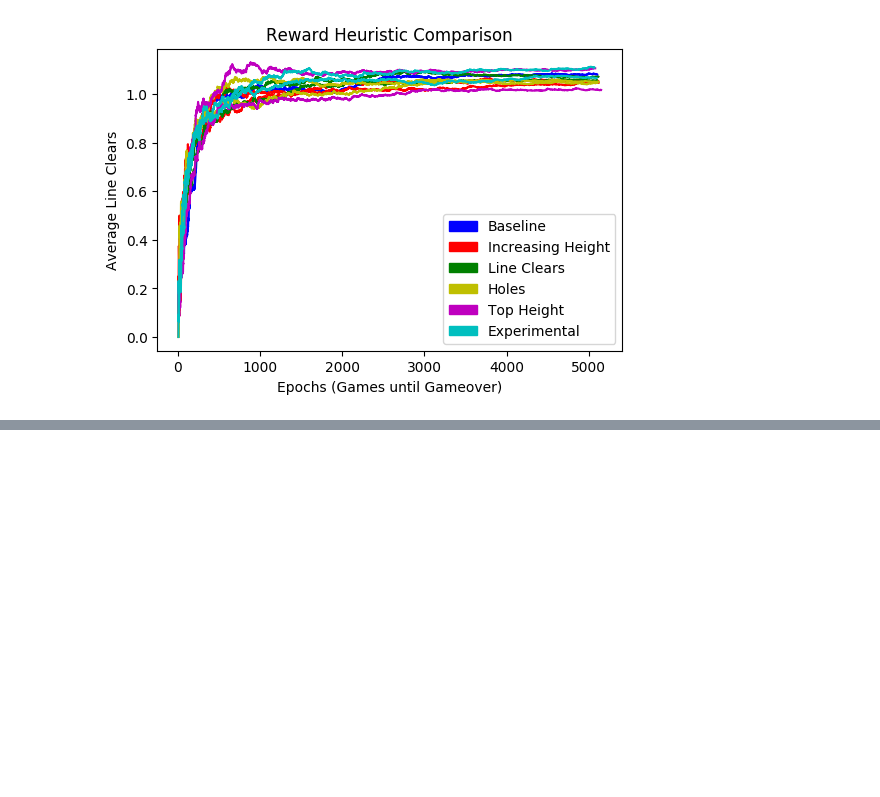
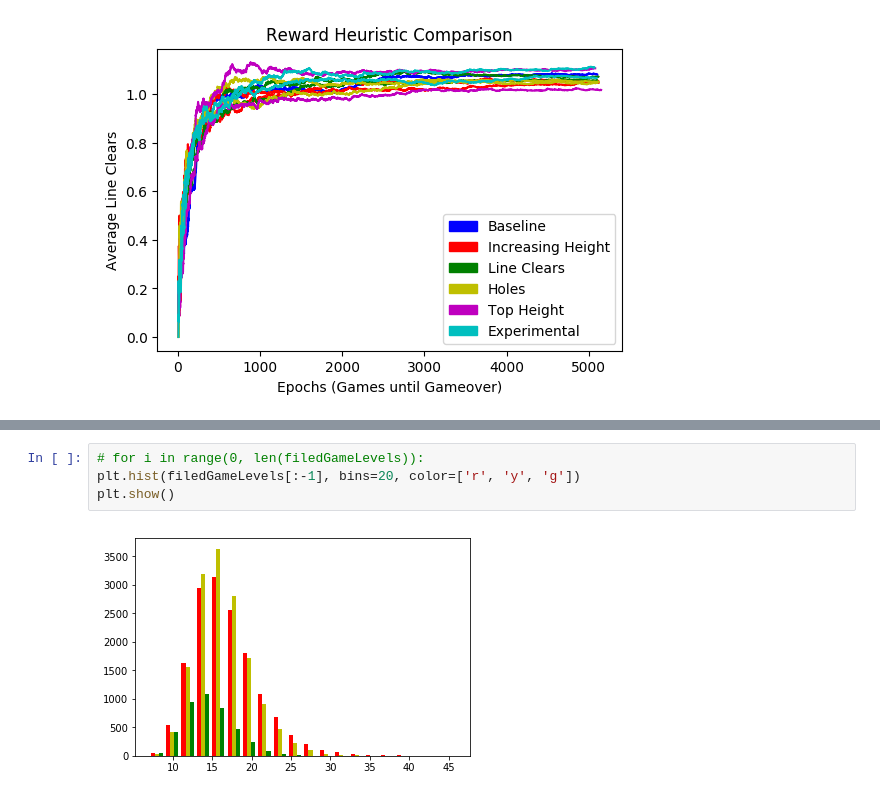
Before and after one commit to julia-tong/Maltris, a Jupyter notebook: plotgraphdata/MaltrisGraphs.ipynb, the cells around one changed output, grey strips where cells are left out. Drawn from its saved outputs; the diff is of its cells as text; blank space fills up the shorter version.

```diff
--- a/plotgraphdata/MaltrisGraphs.ipynb
+++ b/plotgraphdata/MaltrisGraphs.ipynb
@@ -272,0 +268,6 @@ plt.show()
+# %%
+# for i in range(0, len(filedGameLevels)):
+plt.hist(filedGameLevels[:-1], bins=20, color=['r', 'y', 'g'])
+plt.show()
+# %% [output]
+[figure, added]
```
Also changed, not shown: parts of 3 cells of this notebook, 2 other files.
